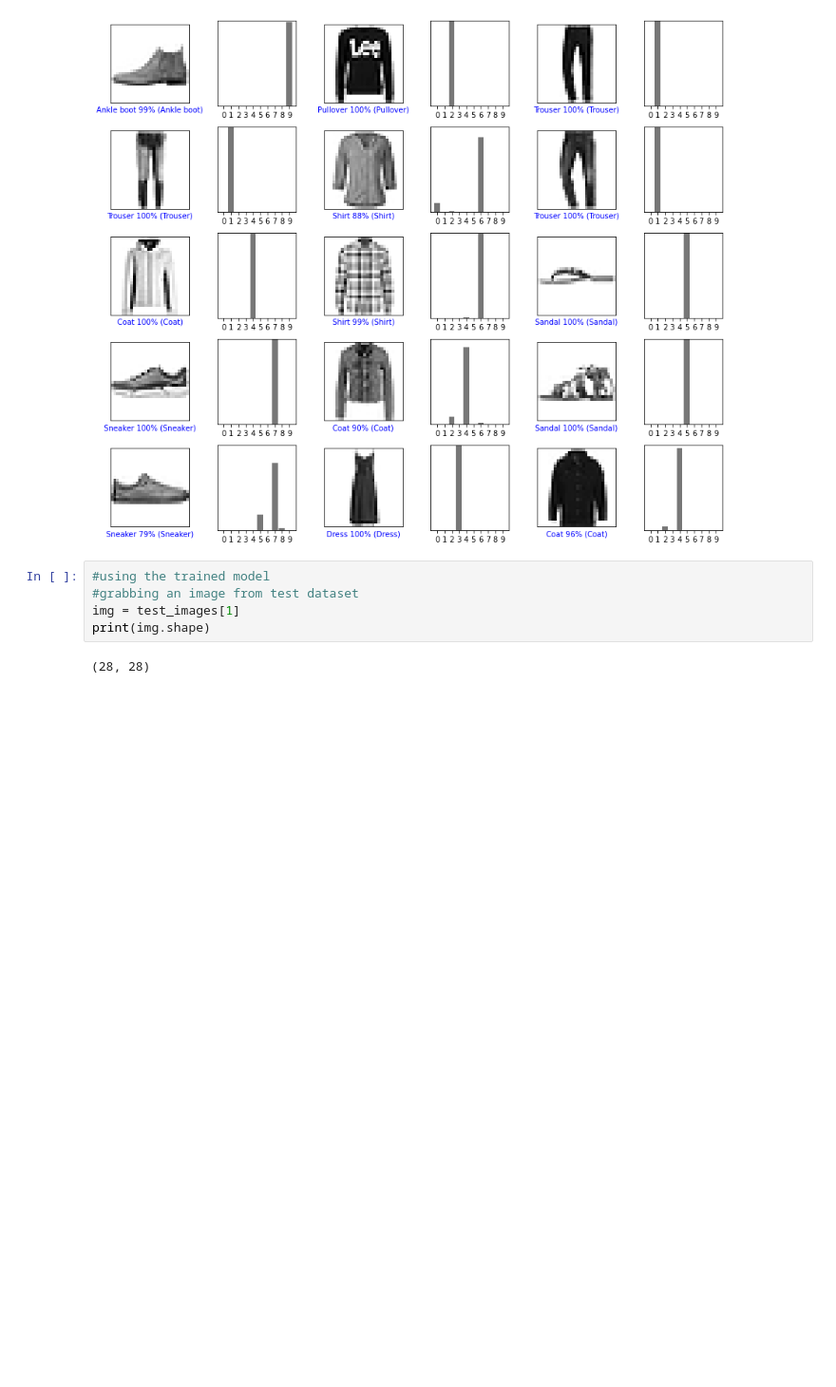
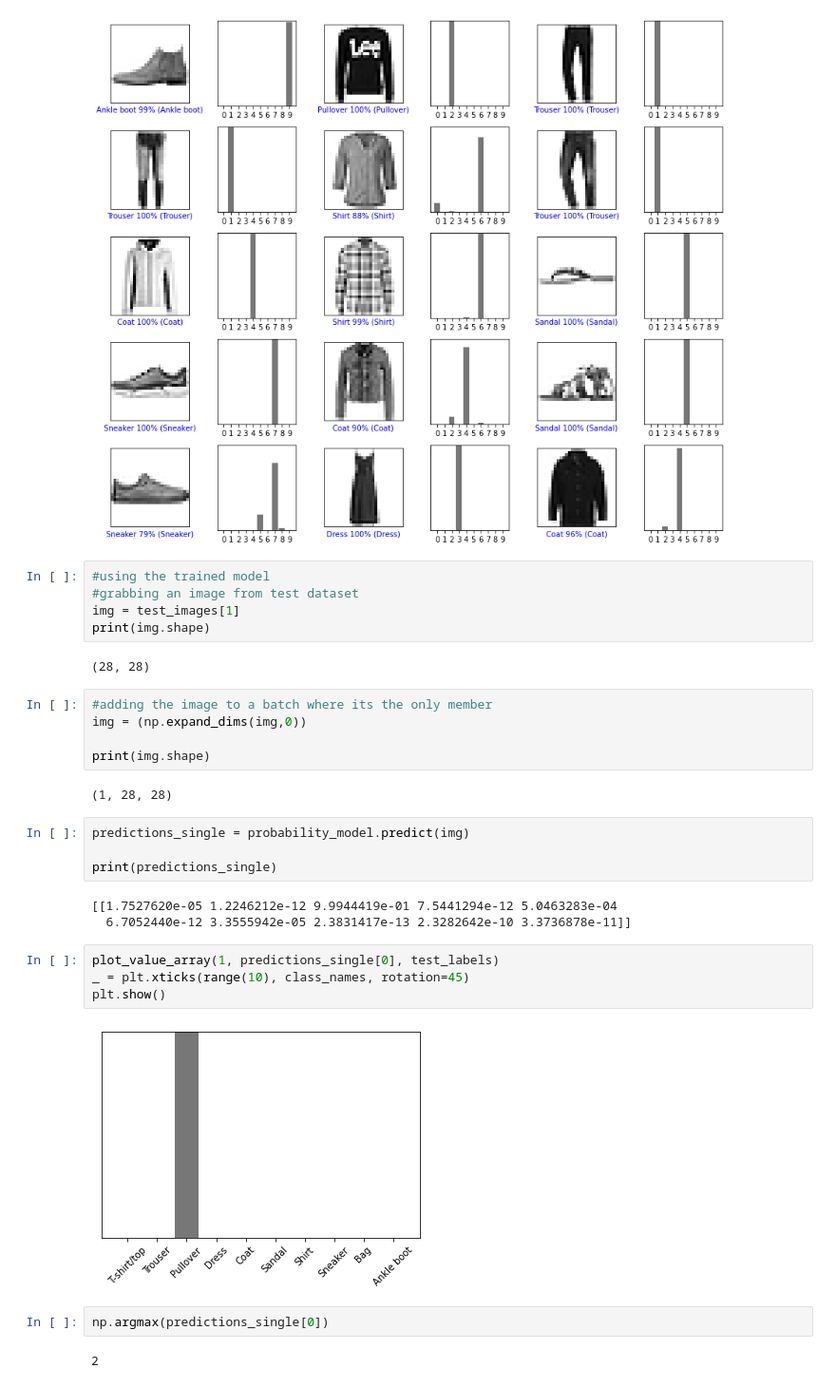
Before and after one commit to Farzinaayub/let-s_AI, a Jupyter notebook: mlpropractice.ipynb, the cells around one changed output. Shown at 95% size. Drawn from its saved outputs; the diff is of its cells as text; blank space fills up the shorter version.

```diff
--- a/mlpropractice.ipynb
+++ b/mlpropractice.ipynb
@@ -195,3 +195,27 @@ img = test_images[1]
 print(img.shape)
 # %% [output]
 (28, 28)
+# %%
+#adding the image to a batch where its the only member
+img = (np.expand_dims(img,0))
+
+print(img.shape)
+# %% [output]
+(1, 28, 28)
+# %%
+predictions_single = probability_model.predict(img)
+
+print(predictions_single)
+# %% [output]
+[[1.7527620e-05 1.2246212e-12 9.9944419e-01 7.5441294e-12 5.0463283e-04
+  6.7052440e-12 3.3555942e-05 2.3831417e-13 2.3282642e-10 3.3736878e-11]]
+# %%
+plot_value_array(1, predictions_single[0], test_labels)
+_ = plt.xticks(range(10), class_names, rotation=45)
+plt.show()
+# %% [output]
+[figure, added]
+# %%
+np.argmax(predictions_single[0])
+# %% [output]
+2
```
